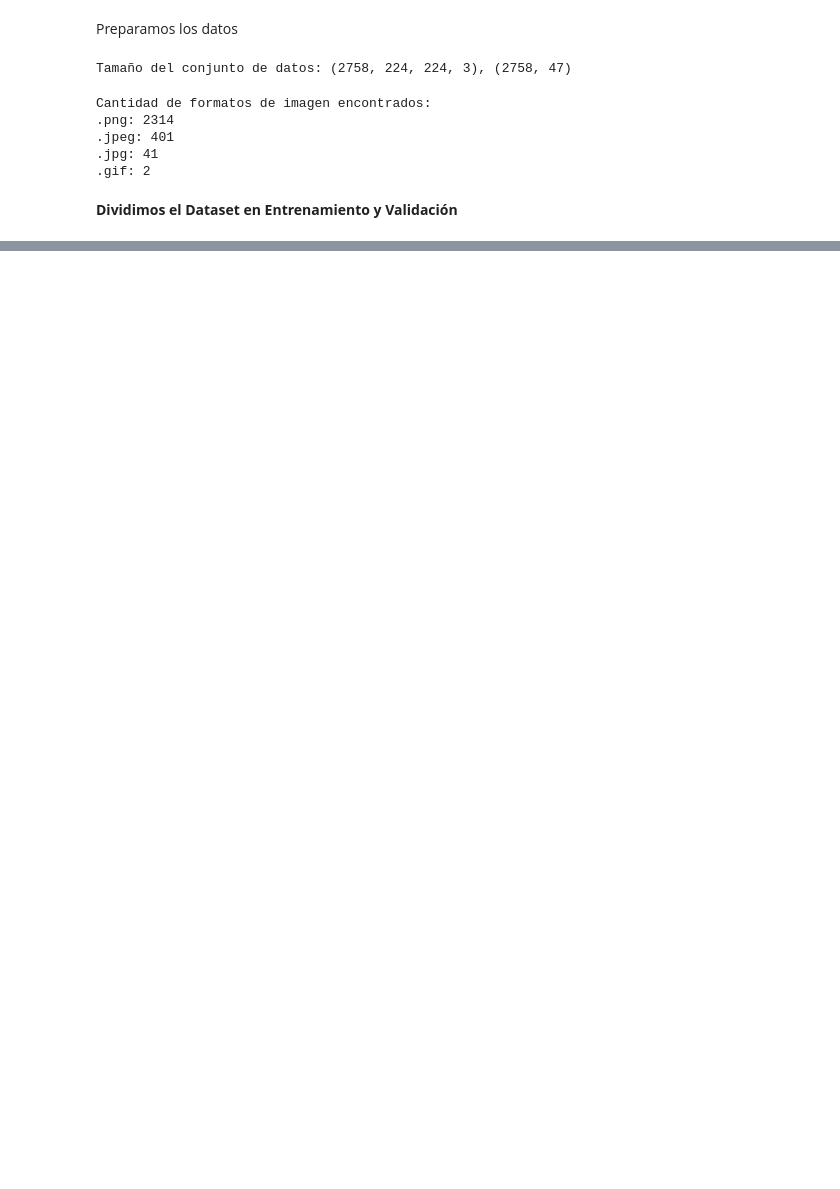
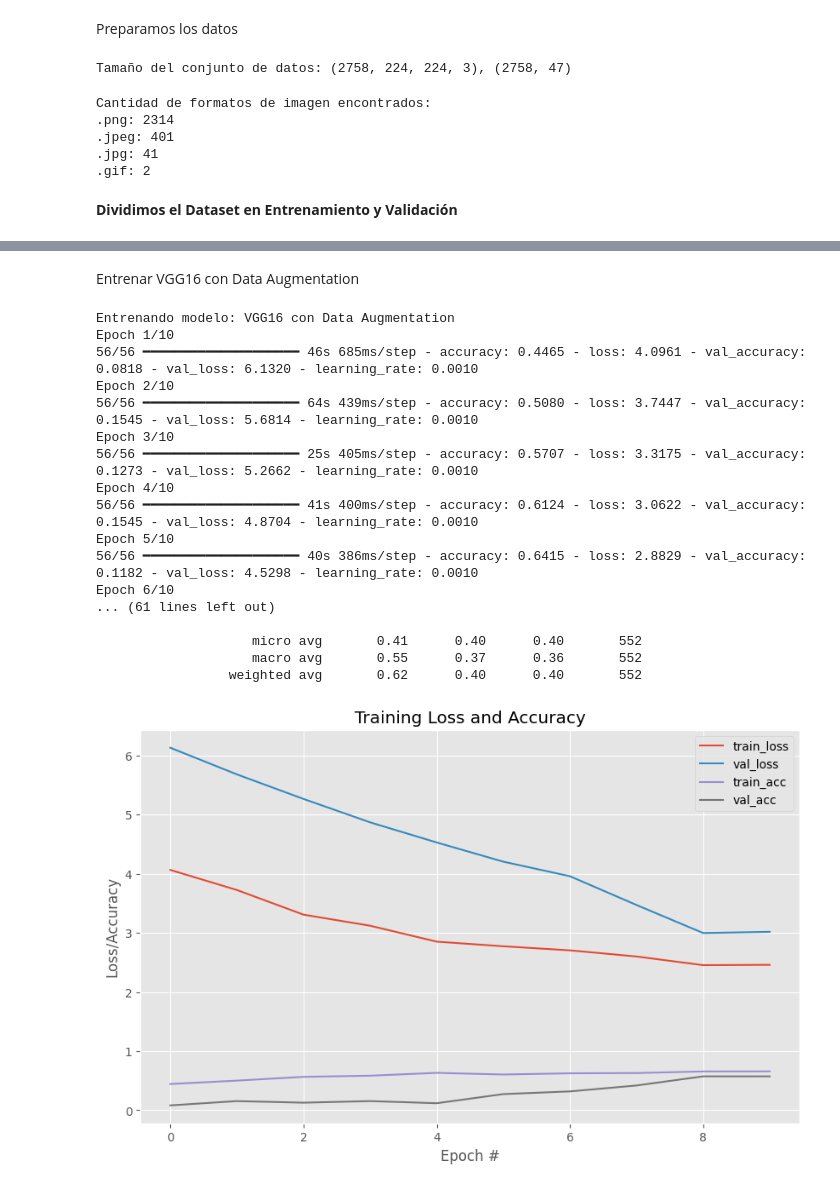
Before and after one commit to jairomartinezgiraldo/CNN, a Jupyter notebook: CNN.ipynb, the cells around one changed output, grey strips where cells are left out. Cells and saved outputs as stored; diff of their text form; code cells hidden in the pictures; blank space fills up the shorter version.

```diff
--- a/CNN.ipynb
+++ b/CNN.ipynb
@@ -252,0 +428,36 @@ pre_trained_model
+# %% [markdown]
+Entrenar VGG16 con Data Augmentation
+# %%
+print("\nEntrenando modelo: VGG16 con Data Augmentation")
+history_vgg16_aug = modelo_vgg16.fit(
+    train_generator,
+    validation_data=val_generator,
+    epochs=10,
+    callbacks=[
+        tf.keras.callbacks.EarlyStopping(monitor='val_loss', patience=5, restore_best_weights=True),
+        tf.keras.callbacks.ReduceLROnPlateau(monitor='val_loss', factor=0.2, patience=3, min_lr=1e-6)
+    ]
+)
+
+# Evaluar VGG16 inmediatamente después de entrenar (con Data Augmentation)
+print("\nEvaluación de VGG16 con Data Augmentation")
+evaluar_modelo(modelo_vgg16, X_val, y_val, history_vgg16_aug.history, class_names)
+# %% [output]
+Entrenando modelo: VGG16 con Data Augmentation
+Epoch 1/10
+56/56 ━━━━━━━━━━━━━━━━━━━━ 46s 685ms/step - accuracy: 0.4465 - loss: 4.0961 - val_accuracy: 0.0818 - val_loss: 6.1320 - learning_rate: 0.0010
+Epoch 2/10
+56/56 ━━━━━━━━━━━━━━━━━━━━ 64s 439ms/step - accuracy: 0.5080 - loss: 3.7447 - val_accuracy: 0.1545 - val_loss: 5.6814 - learning_rate: 0.0010
+Epoch 3/10
+56/56 ━━━━━━━━━━━━━━━━━━━━ 25s 405ms/step - accuracy: 0.5707 - loss: 3.3175 - val_accuracy: 0.1273 - val_loss: 5.2662 - learning_rate: 0.0010
+Epoch 4/10
+56/56 ━━━━━━━━━━━━━━━━━━━━ 41s 400ms/step - accuracy: 0.6124 - loss: 3.0622 - val_accuracy: 0.1545 - val_loss: 4.8704 - learning_rate: 0.0010
+Epoch 5/10
+56/56 ━━━━━━━━━━━━━━━━━━━━ 40s 386ms/step - accuracy: 0.6415 - loss: 2.8829 - val_accuracy: 0.1182 - val_loss: 4.5298 - learning_rate: 0.0010
+Epoch 6/10
+... (61 lines left out)
+
+                    micro avg       0.41      0.40      0.40       552
+                    macro avg       0.55      0.37      0.36       552
+                 weighted avg       0.62      0.40      0.40       552
+[figure, added]
```
Also changed, not shown: parts of 20 cells of this notebook.
